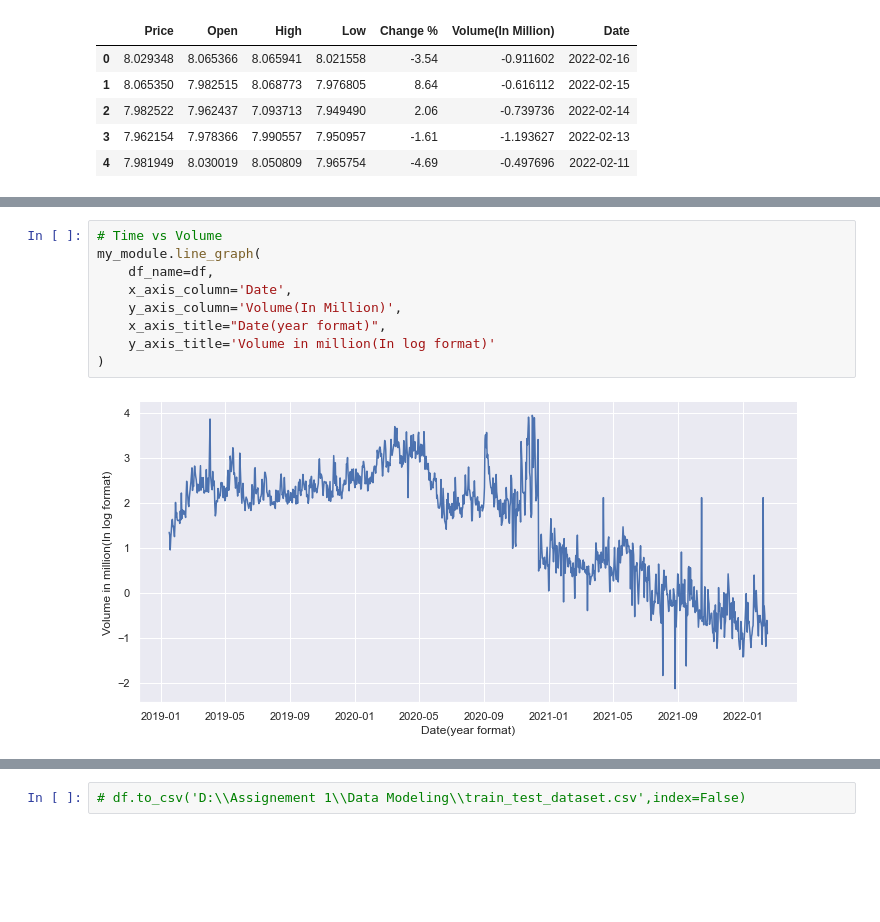
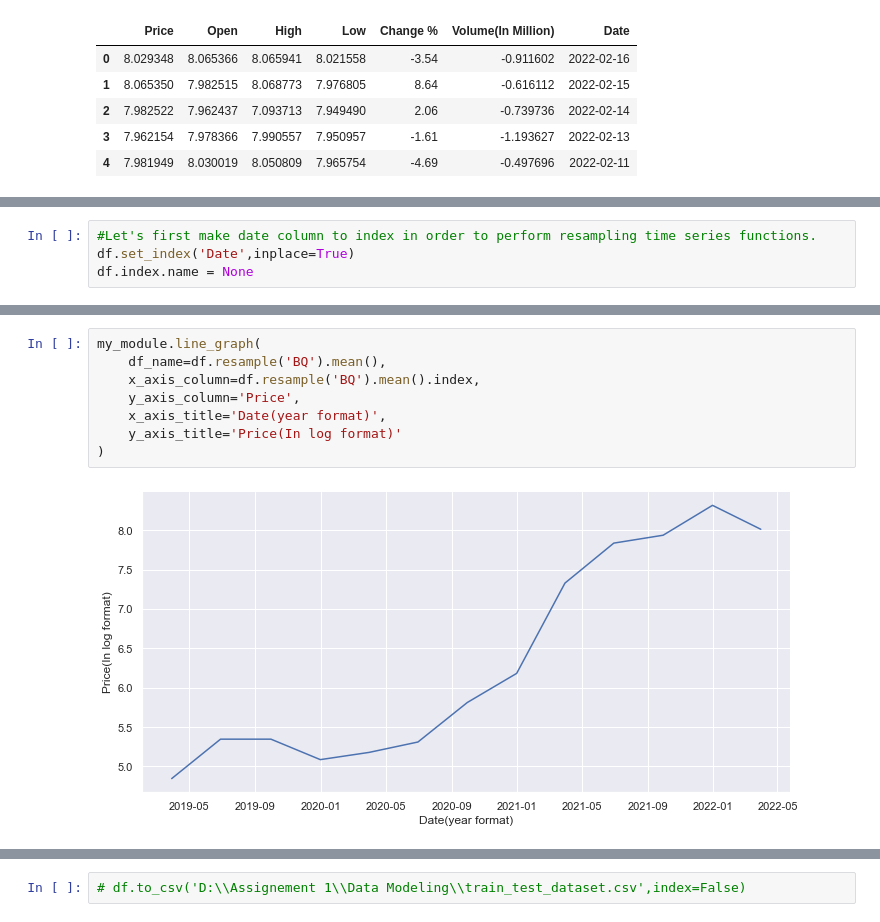
Before and after one commit to darshakpranpariya/MARKETPIRATE, a Jupyter notebook: Feature Engineering/feature_engineering.ipynb, the cells around one changed output, grey strips where cells are left out. Saved outputs shown, nothing was run; the diff lists cells and outputs as text; blank space fills up the shorter version.

```diff
--- a/Feature Engineering/feature_engineering.ipynb
+++ b/Feature Engineering/feature_engineering.ipynb
@@ -67,0 +100,4 @@ df.head()
+# %%
+#Let's first make date column to index in order to perform resampling time series functions.
+df.set_index('Date',inplace=True)
+df.index.name = None
@@ -91,11 +184,10 @@ my_module.line_graph(
 # %%
-# Time vs Volume
 my_module.line_graph(
-    df_name=df,
-    x_axis_column='Date',
-    y_axis_column='Volume(In Million)',
-    x_axis_title="Date(year format)",
-    y_axis_title='Volume in million(In log format)'
+    df_name=df.resample('BQ').mean(),
+    x_axis_column=df.resample('BQ').mean().index,
+    y_axis_column='Price',
+    x_axis_title='Date(year format)',
+    y_axis_title='Price(In log format)'
 )
 # %% [output]
-[figure, old version]
+[figure, new version]
```
Also changed, not shown: parts of 40 cells of this notebook, 2 other files.
